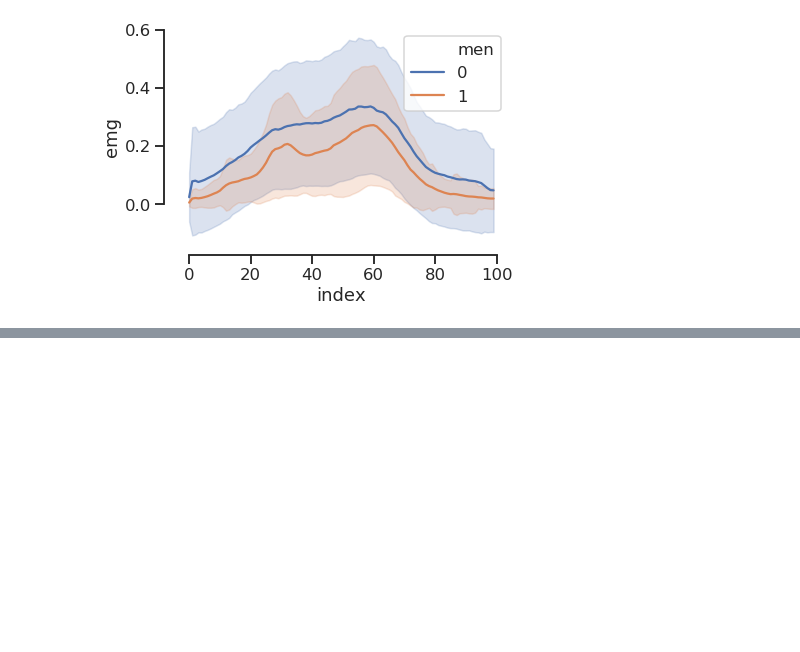
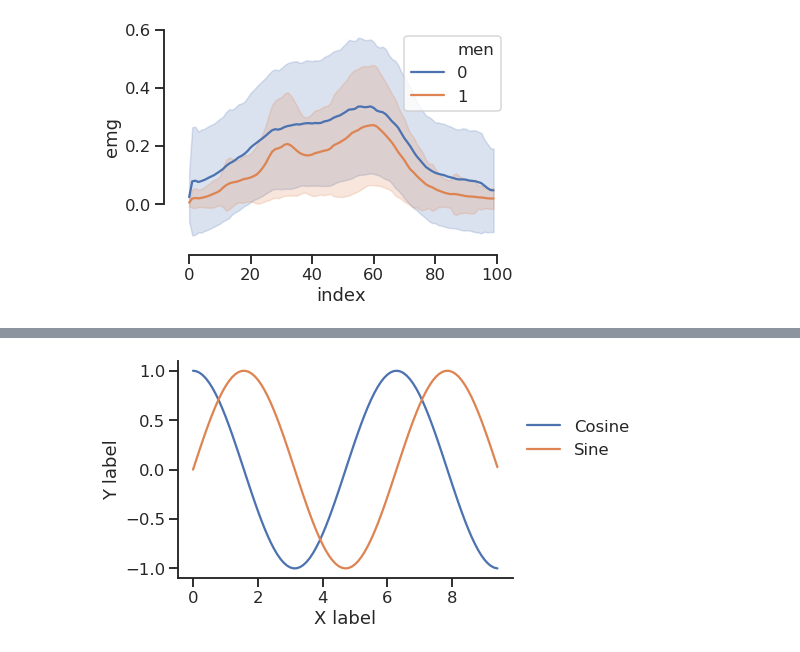
Before and after one commit to pyomeca/tutorials, a Jupyter notebook: notebooks/01.04-tips-and-tricks.ipynb, the cells around one changed output, grey strips where cells are left out. Saved outputs shown, nothing was run; the diff lists cells and outputs as text; code cells hidden in the pictures; blank space fills up the shorter version.

```diff
--- a/notebooks/01.05-tips-and-tricks.ipynb
+++ b/notebooks/01.04-tips-and-tricks.ipynb
@@ -293,0 +314,12 @@ sns.despine(offset=10, trim=True)
+# %%
+# a better plot
+plt.plot(x, y_cos, label="Cosine")
+plt.plot(x, y_sin, label="Sine")
+
+plt.xlabel("X label")
+plt.ylabel("Y label")
+plt.legend(bbox_to_anchor=(1, 0.8), frameon=False)
+
+sns.despine()
+# %% [output]
+[figure, added]
```
Also changed, not shown: parts of 9 cells of this notebook, 8 other files.
